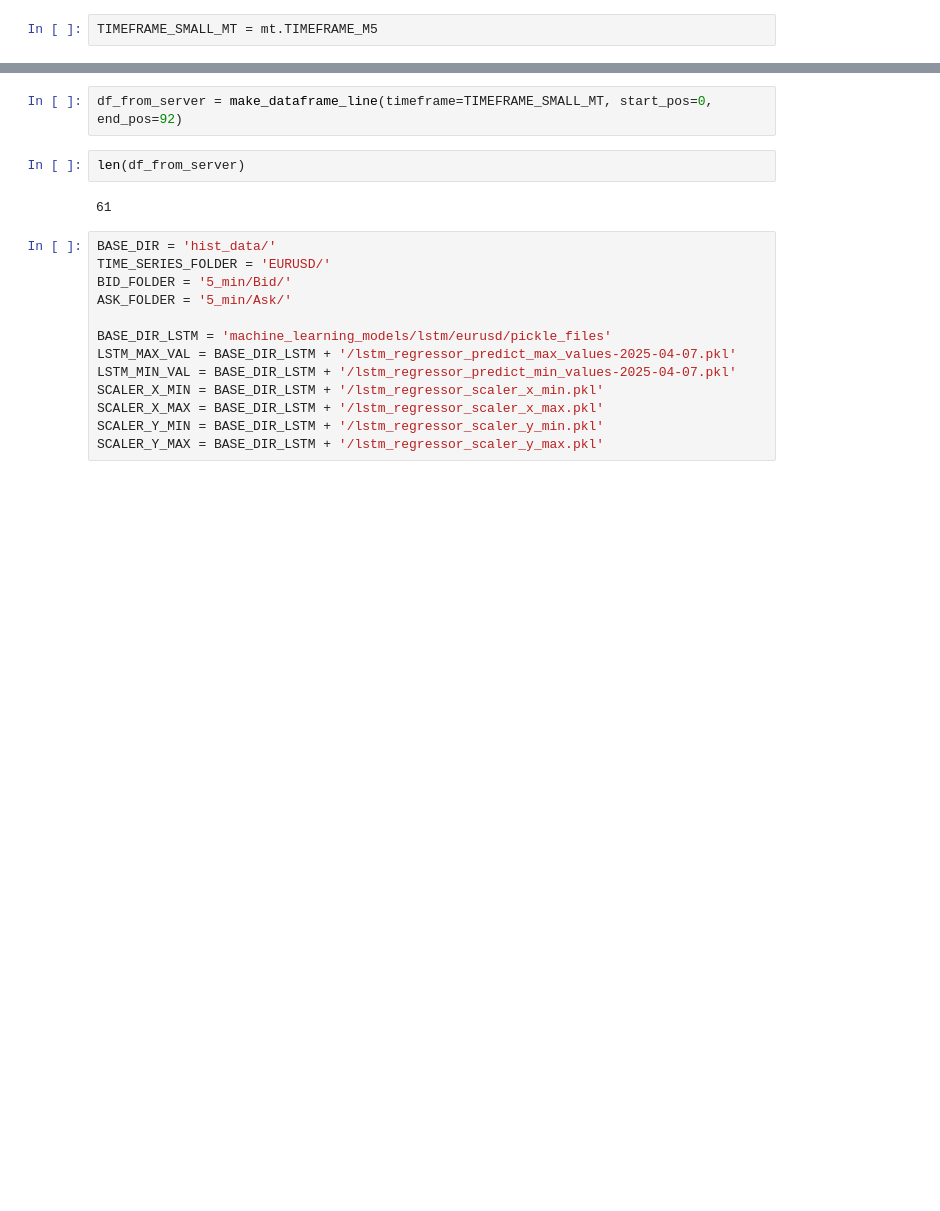
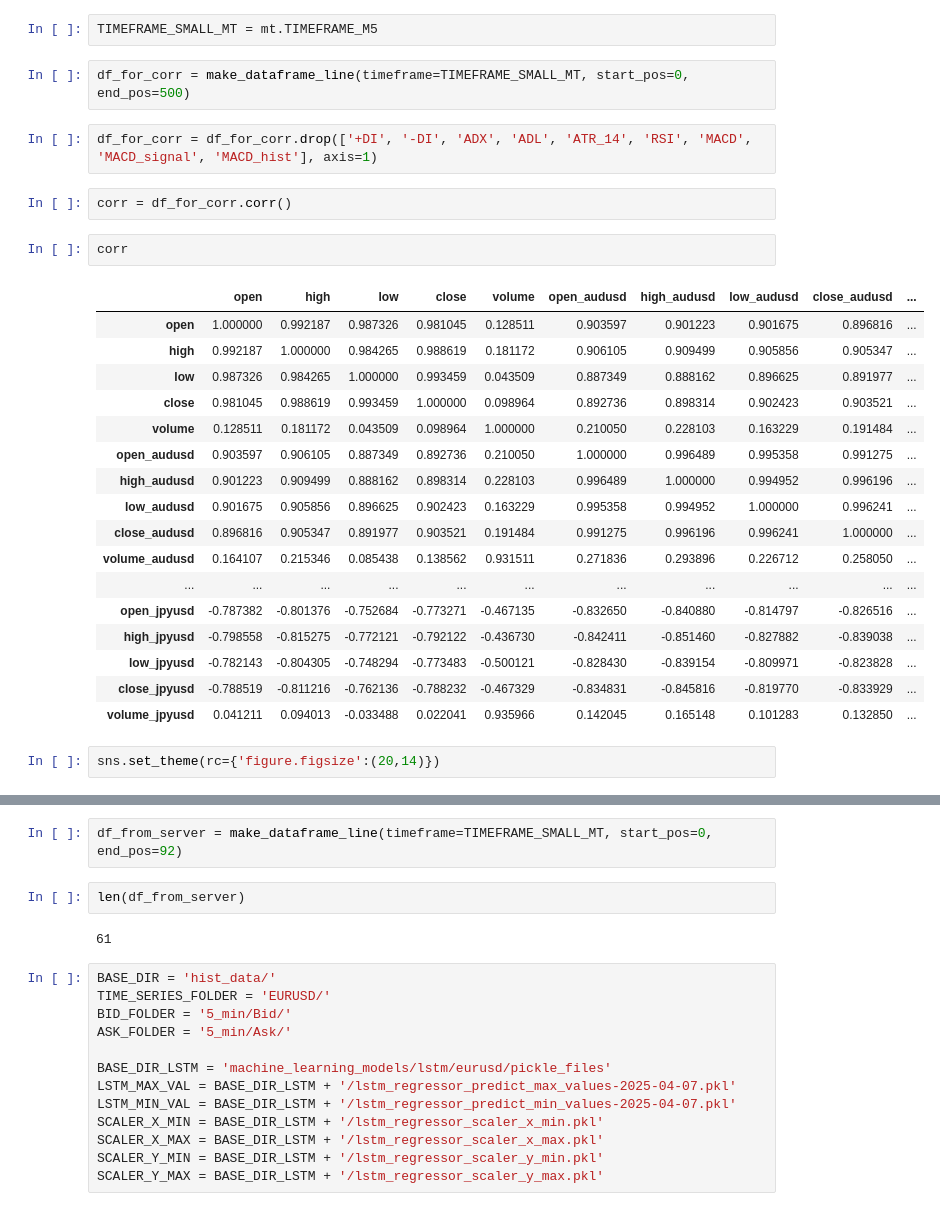
Before and after one commit to maratgaliulin/python_algo_ai, a Jupyter notebook: test.ipynb, the cells around one changed output, grey strips where cells are left out. Cells and saved outputs as stored; diff of their text form; blank space fills up the shorter version.

```diff
--- a/test.ipynb
+++ b/test.ipynb
@@ -32,2 +58,30 @@ pd.set_option('display.expand_frame_repr', False)
 # %%
 TIMEFRAME_SMALL_MT = mt.TIMEFRAME_M5
+# %%
+df_for_corr = make_dataframe_line(timeframe=TIMEFRAME_SMALL_MT, start_pos=0, end_pos=500)
+# %%
+df_for_corr = df_for_corr.drop(['+DI', '-DI', 'ADX', 'ADL', 'ATR_14', 'RSI', 'MACD', 'MACD_signal', 'MACD_hist'], axis=1)
+# %%
+corr = df_for_corr.corr()
+# %%
+corr
+# %% [output]
+|  | open | high | low | close | volume | open_audusd | high_audusd | low_audusd | close_audusd | ... |
+| open | 1.000000 | 0.992187 | 0.987326 | 0.981045 | 0.128511 | 0.903597 | 0.901223 | 0.901675 | 0.896816 | ... |
+| high | 0.992187 | 1.000000 | 0.984265 | 0.988619 | 0.181172 | 0.906105 | 0.909499 | 0.905856 | 0.905347 | ... |
+| low | 0.987326 | 0.984265 | 1.000000 | 0.993459 | 0.043509 | 0.887349 | 0.888162 | 0.896625 | 0.891977 | ... |
+| close | 0.981045 | 0.988619 | 0.993459 | 1.000000 | 0.098964 | 0.892736 | 0.898314 | 0.902423 | 0.903521 | ... |
+| volume | 0.128511 | 0.181172 | 0.043509 | 0.098964 | 1.000000 | 0.210050 | 0.228103 | 0.163229 | 0.191484 | ... |
+| open_audusd | 0.903597 | 0.906105 | 0.887349 | 0.892736 | 0.210050 | 1.000000 | 0.996489 | 0.995358 | 0.991275 | ... |
+| high_audusd | 0.901223 | 0.909499 | 0.888162 | 0.898314 | 0.228103 | 0.996489 | 1.000000 | 0.994952 | 0.996196 | ... |
+| low_audusd | 0.901675 | 0.905856 | 0.896625 | 0.902423 | 0.163229 | 0.995358 | 0.994952 | 1.000000 | 0.996241 | ... |
+| close_audusd | 0.896816 | 0.905347 | 0.891977 | 0.903521 | 0.191484 | 0.991275 | 0.996196 | 0.996241 | 1.000000 | ... |
+| volume_audusd | 0.164107 | 0.215346 | 0.085438 | 0.138562 | 0.931511 | 0.271836 | 0.293896 | 0.226712 | 0.258050 | ... |
+| ... | ... | ... | ... | ... | ... | ... | ... | ... | ... | ... |
+| open_jpyusd | -0.787382 | -0.801376 | -0.752684 | -0.773271 | -0.467135 | -0.832650 | -0.840880 | -0.814797 | -0.826516 | ... |
+| high_jpyusd | -0.798558 | -0.815275 | -0.772121 | -0.792122 | -0.436730 | -0.842411 | -0.851460 | -0.827882 | -0.839038 | ... |
+| low_jpyusd | -0.782143 | -0.804305 | -0.748294 | -0.773483 | -0.500121 | -0.828430 | -0.839154 | -0.809971 | -0.823828 | ... |
+| close_jpyusd | -0.788519 | -0.811216 | -0.762136 | -0.788232 | -0.467329 | -0.834831 | -0.845816 | -0.819770 | -0.833929 | ... |
+| volume_jpyusd | 0.041211 | 0.094013 | -0.033488 | 0.022041 | 0.935966 | 0.142045 | 0.165148 | 0.101283 | 0.132850 | ... |
+# %%
+sns.set_theme(rc={'figure.figsize':(20,14)})
```
Also changed, not shown: parts of 5 cells of this notebook.
